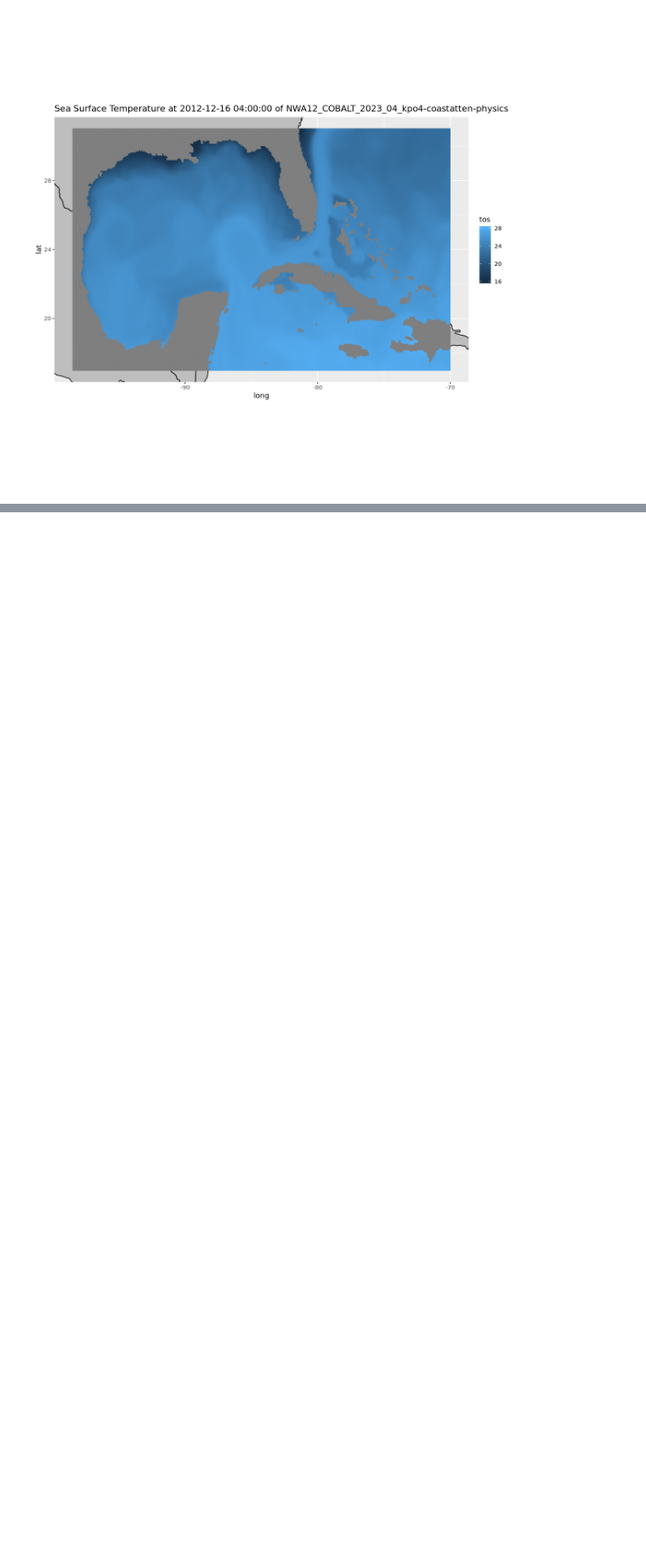
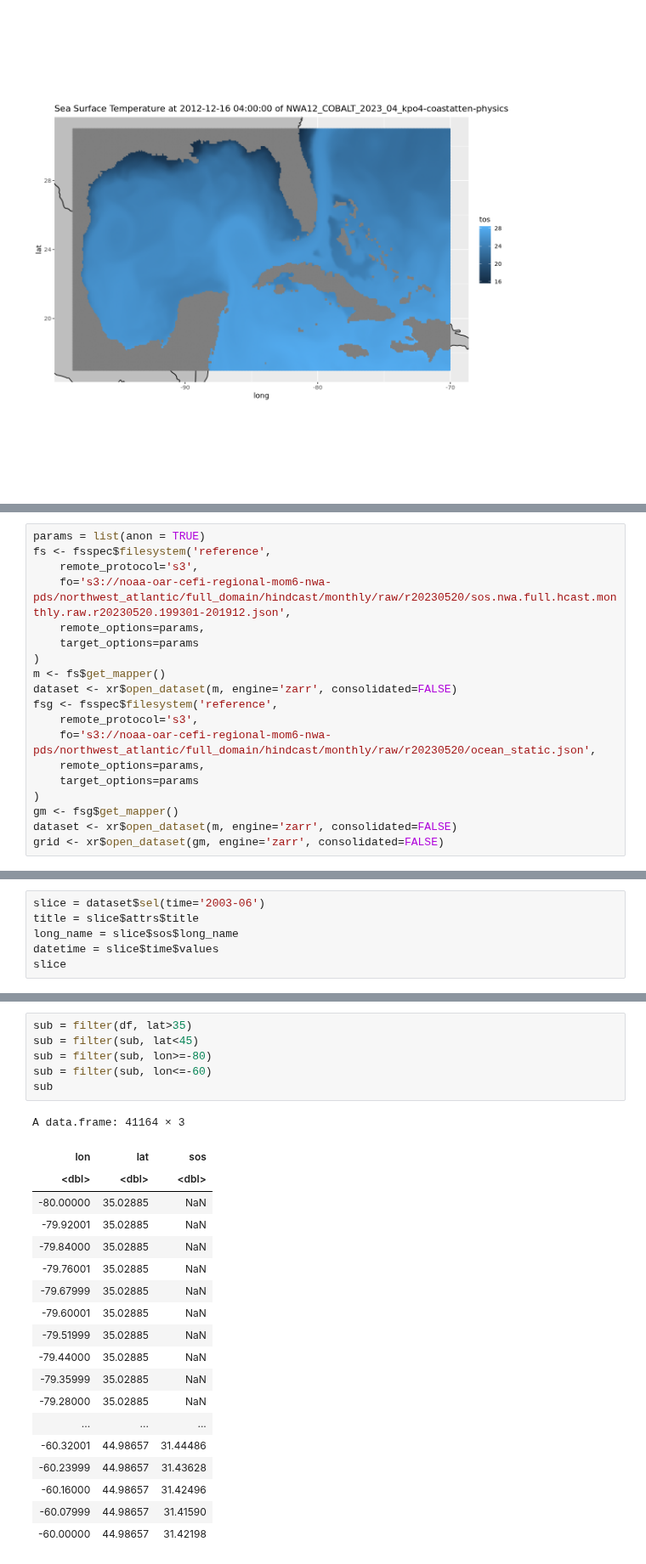
Before and after one commit to chiaweh2/cefi-cookbook, a Jupyter notebook: content/data_access/access_cloud/r_get_cefi.ipynb, the cells around one changed output, grey strips where cells are left out. Shown at 85% size. Saved outputs shown, nothing was run; the diff lists cells and outputs as text; blank space fills up the shorter version.

```diff
--- a/content/data_access/access_cloud/r_get_cefi.ipynb
+++ b/content/data_access/access_cloud/r_get_cefi.ipynb
@@ -157,0 +168,19 @@ p
+# %%
+params = list(anon = TRUE)
+fs <- fsspec$filesystem('reference',
+    remote_protocol='s3',
+    fo='s3://noaa-oar-cefi-regional-mom6-nwa-pds/northwest_atlantic/full_domain/hindcast/monthly/raw/r20230520/sos.nwa.full.hcast.monthly.raw.r20230520.199301-201912.json',
+    remote_options=params,
+    target_options=params
+)
+m <- fs$get_mapper()
+dataset <- xr$open_dataset(m, engine='zarr', consolidated=FALSE)
+fsg <- fsspec$filesystem('reference',
+    remote_protocol='s3',
+    fo='s3://noaa-oar-cefi-regional-mom6-nwa-pds/northwest_atlantic/full_domain/hindcast/monthly/raw/r20230520/ocean_static.json',
+    remote_options=params,
+    target_options=params
+)
+gm <- fsg$get_mapper()
+dataset <- xr$open_dataset(m, engine='zarr', consolidated=FALSE)
+grid <- xr$open_dataset(gm, engine='zarr', consolidated=FALSE)
@@ -157,0 +190,6 @@ p
+# %%
+slice = dataset$sel(time='2003-06')
+title = slice$attrs$title
+long_name = slice$sos$long_name
+datetime = slice$time$values
+slice
@@ -157,0 +230,26 @@ p
+# %%
+sub = filter(df, lat>35)
+sub = filter(sub, lat<45)
+sub = filter(sub, lon>=-80)
+sub = filter(sub, lon<=-60)
+sub
+# %% [output]
+A data.frame: 41164 × 3
+| lon | lat | sos |
+| <dbl> | <dbl> | <dbl> |
+| -80.00000 | 35.02885 | NaN |
+| -79.92001 | 35.02885 | NaN |
+| -79.84000 | 35.02885 | NaN |
+| -79.76001 | 35.02885 | NaN |
+| -79.67999 | 35.02885 | NaN |
+| -79.60001 | 35.02885 | NaN |
+| -79.51999 | 35.02885 | NaN |
+| -79.44000 | 35.02885 | NaN |
+| -79.35999 | 35.02885 | NaN |
+| -79.28000 | 35.02885 | NaN |
+| ... | ... | ... |
+| -60.32001 | 44.98657 | 31.44486 |
+| -60.23999 | 44.98657 | 31.43628 |
+| -60.16000 | 44.98657 | 31.42496 |
+| -60.07999 | 44.98657 | 31.41590 |
+| -60.00000 | 44.98657 | 31.42198 |
```
Also changed, not shown: parts of 9 cells of this notebook.
